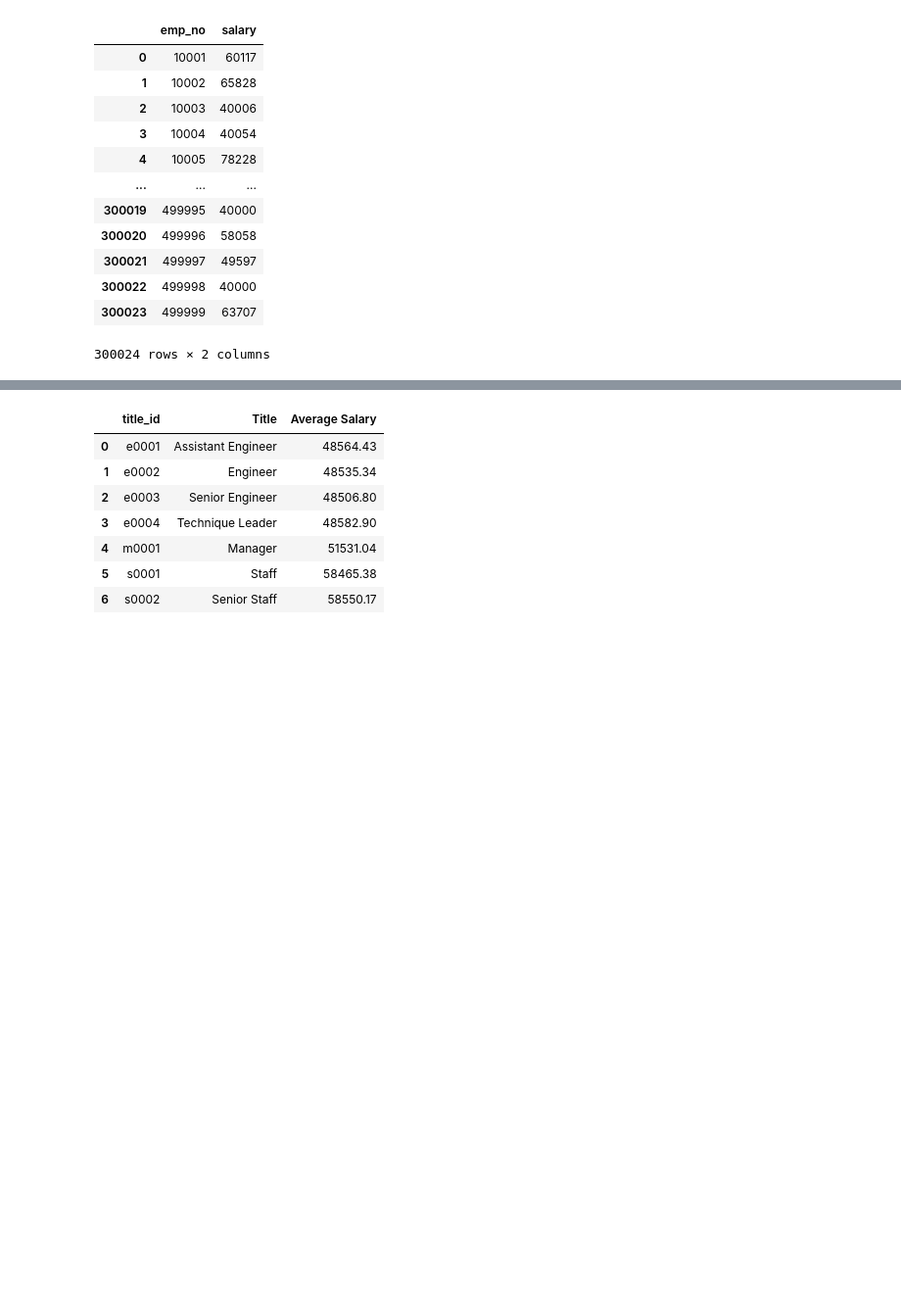
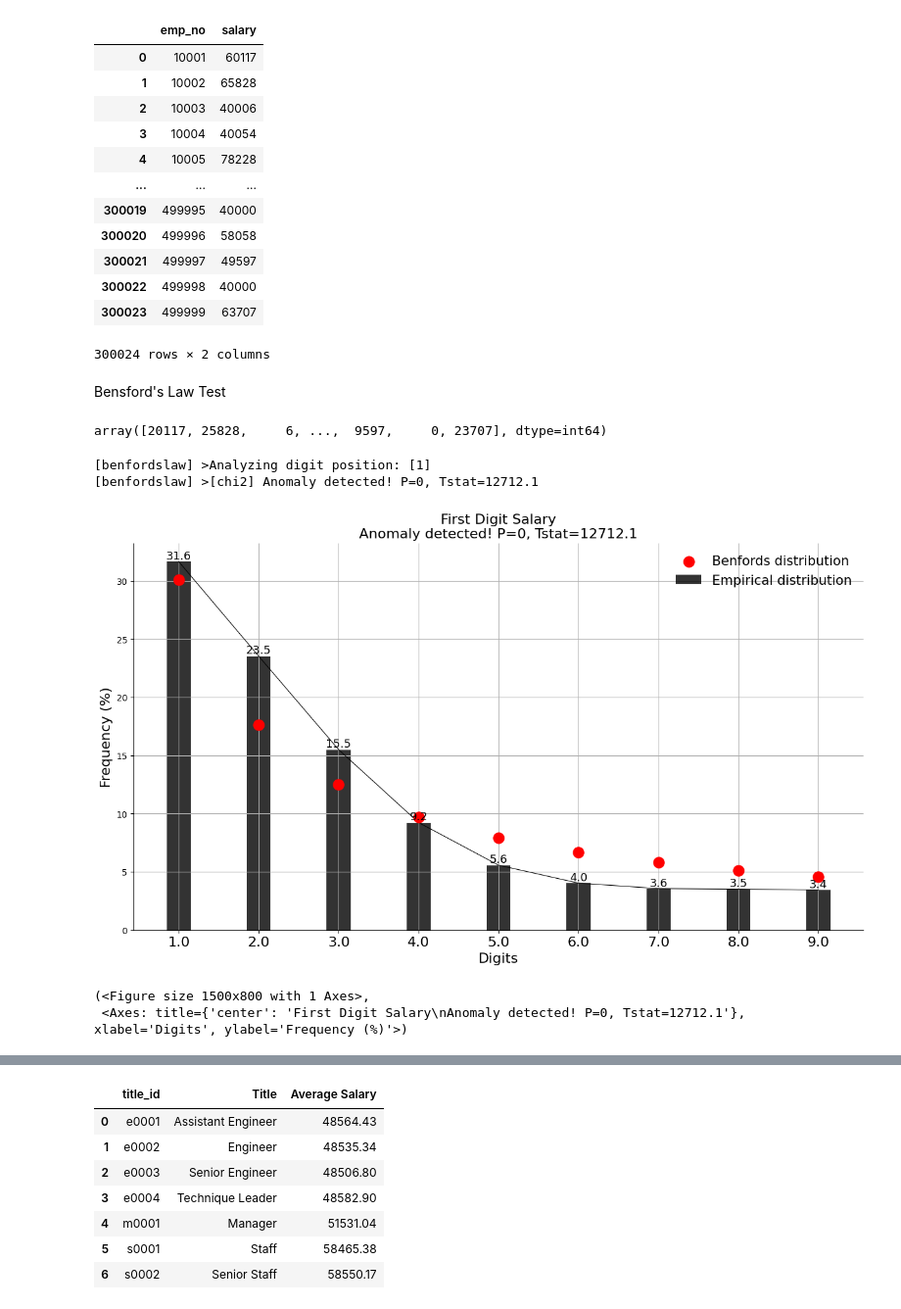
Before and after one commit to kevinsean-10/sql-challenge, a Jupyter notebook: Bonus/pythonpostgre.ipynb, the cells around one changed output, grey strips where cells are left out. Shown at 98% size. Drawn from its saved outputs; the diff is of its cells as text; code cells hidden in the pictures; blank space fills up the shorter version.

Commit message:
Update with Bensford Law and Modified Histogram

```diff
--- a/Bonus/pythonpostgre.ipynb
+++ b/Bonus/pythonpostgre.ipynb
@@ -29,3 +33,5 @@ data
 | 300022 | 499998 | 40000 |
 | 300023 | 499999 | 63707 |
 300024 rows × 2 columns
+# %% [markdown]
+Bensford's Law Test
@@ -31,0 +40,17 @@ data
+# %%
+df_sal = data["salary"]
+df_sal = df_sal-df_sal.min()
+df = df_sal.values
+df
+# %% [output]
+array([20117, 25828,     6, ...,  9597,     0, 23707], dtype=int64)
+# %%
+bl = benfordslaw(pos=1,alpha=0.05)
+res1 = bl.fit(df)
+bl.plot(title='First Digit Salary')
+# %% [output]
+[benfordslaw] >Analyzing digit position: [1]
+[benfordslaw] >[chi2] Anomaly detected! P=0, Tstat=12712.1
+[figure, added]
+(<Figure size 1500x800 with 1 Axes>,
+ <Axes: title={'center': 'First Digit Salary\nAnomaly detected! P=0, Tstat=12712.1'}, xlabel='Digits', ylabel='Frequency (%)'>)
```
Also changed, not shown: parts of 12 cells of this notebook.
